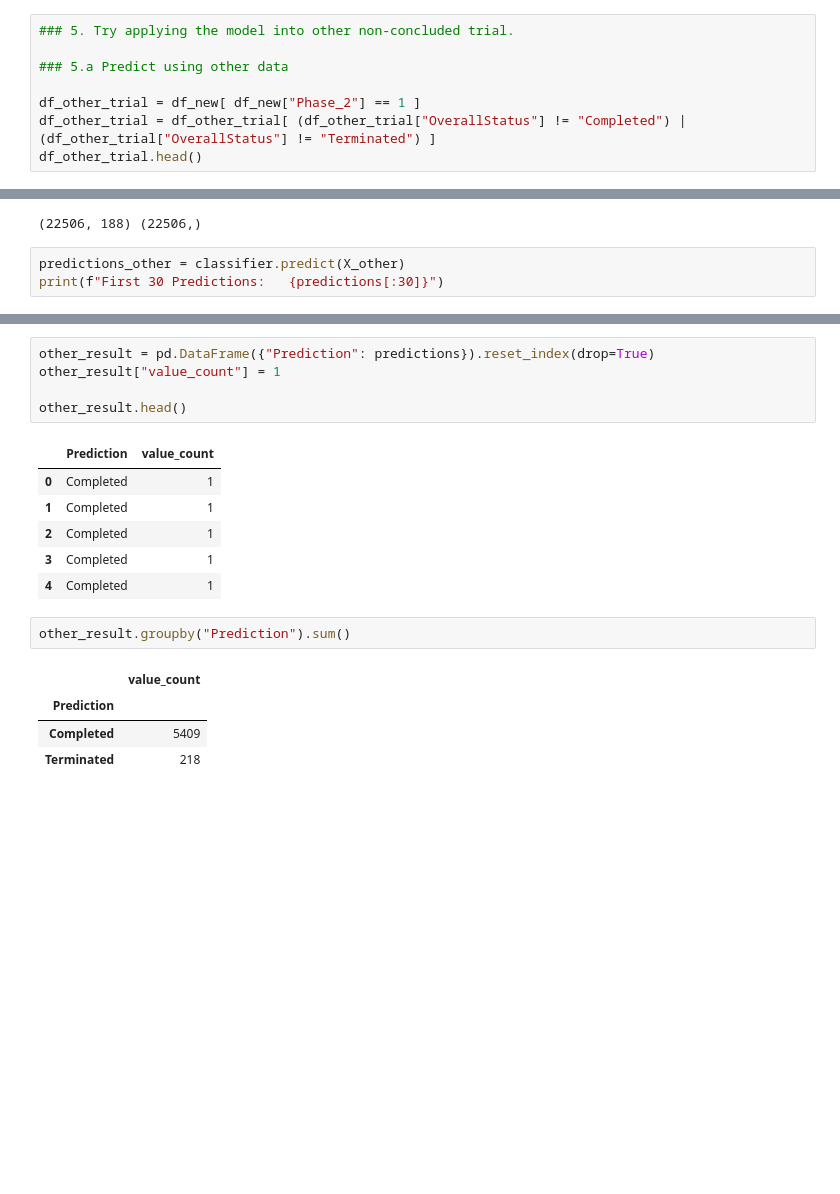
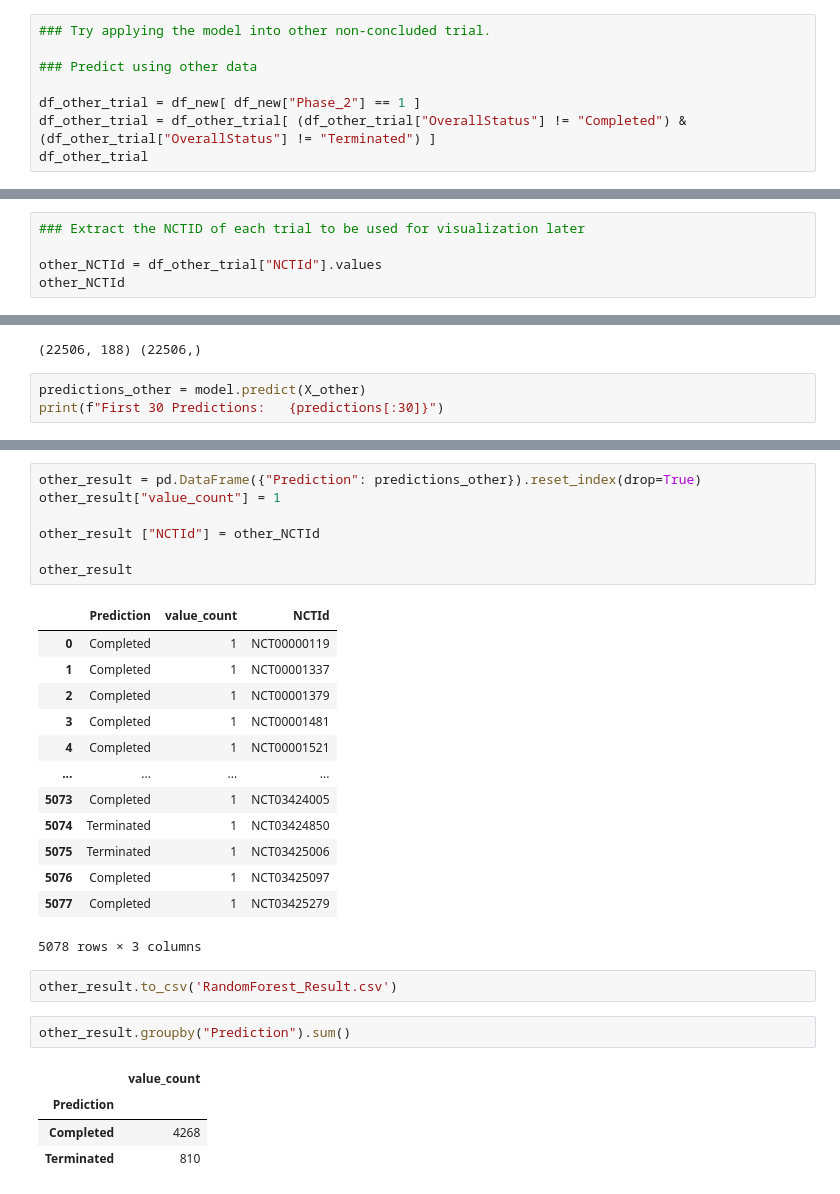
Before and after one commit to sigkarmoil/Clinical_Trial_Machine_Learning, a Jupyter notebook: Codes/ML-vivi/multivariate_regression/Random Forest-viv.ipynb, the cells around one changed output, grey strips where cells are left out. Saved outputs shown, nothing was run; the diff lists cells and outputs as text; blank space fills up the shorter version.

Commit message:
adding RandomForest_Result.csv and NearestK_result.csv

```diff
--- a/Codes/ML-vivi/multivariate_regression/Random Forest-viv.ipynb
+++ b/Codes/ML-vivi/multivariate_regression/Random Forest-viv.ipynb
@@ -263,10 +263,10 @@ pickle.dump(classifier , open(filename, 'wb'))
 # %%
-### 5. Try applying the model into other non-concluded trial.
+### Try applying the model into other non-concluded trial.
 
-### 5.a Predict using other data
+### Predict using other data
 
 df_other_trial = df_new[ df_new["Phase_2"] == 1 ]
-df_other_trial = df_other_trial[ (df_other_trial["OverallStatus"] != "Completed") | (df_other_trial["OverallStatus"] != "Terminated") ]
-df_other_trial.head()
+df_other_trial = df_other_trial[ (df_other_trial["OverallStatus"] != "Completed") & (df_other_trial["OverallStatus"] != "Terminated") ]
+df_other_trial
 # %% [output]
 |  | NCTId | OverallStatus | Phase_1 | Phase_2 | Phase_3 | Phase_4 | Phase_n/a | 51-100 | 101-200 | 201-500 | ... |
@@ -278,0 +289,5 @@ df_other_trial.head()
+# %%
+### Extract the NCTID of each trial to be used for visualization later
+
+other_NCTId = df_other_trial["NCTId"].values
+other_NCTId
@@ -285,7 +303,7 @@ print(X.shape , y.shape)
 # %% [output]
 (22506, 188) (22506,)
 # %%
-predictions_other = classifier.predict(X_other)
+predictions_other = model.predict(X_other)
 print(f"First 30 Predictions:   {predictions[:30]}")
 # %% [output]
 First 30 Predictions:   ['Completed' 'Completed' 'Completed' 'Completed' 'Completed' 'Completed'
@@ -296,19 +314,30 @@ First 30 Predictions:   ['Completed' 'Completed' 'Completed' 'Completed' 'Comple
 # %%
-other_result = pd.DataFrame({"Prediction": predictions}).reset_index(drop=True)
+other_result = pd.DataFrame({"Prediction": predictions_other}).reset_index(drop=True)
 other_result["value_count"] = 1
 
-other_result.head()
+other_result ["NCTId"] = other_NCTId
+
+other_result
 # %% [output]
-|  | Prediction | value_count |
-| 0 | Completed | 1 |
-| 1 | Completed | 1 |
-| 2 | Completed | 1 |
-| 3 | Completed | 1 |
-| 4 | Completed | 1 |
+|  | Prediction | value_count | NCTId |
+| 0 | Completed | 1 | NCT00000119 |
+| 1 | Completed | 1 | NCT00001337 |
+| 2 | Completed | 1 | NCT00001379 |
+| 3 | Completed | 1 | NCT00001481 |
+| 4 | Completed | 1 | NCT00001521 |
+| ... | ... | ... | ... |
+| 5073 | Completed | 1 | NCT03424005 |
+| 5074 | Terminated | 1 | NCT03424850 |
+| 5075 | Terminated | 1 | NCT03425006 |
+| 5076 | Completed | 1 | NCT03425097 |
+| 5077 | Completed | 1 | NCT03425279 |
+5078 rows × 3 columns
+# %%
+other_result.to_csv('RandomForest_Result.csv')
 # %%
 other_result.groupby("Prediction").sum()
 # %% [output]
 |  | value_count |
 | Prediction |  |
-| Completed | 5409 |
-| Terminated | 218 |
+| Completed | 4268 |
+| Terminated | 810 |
```
Also changed, not shown: parts of 10 cells of this notebook, 4 other files.
